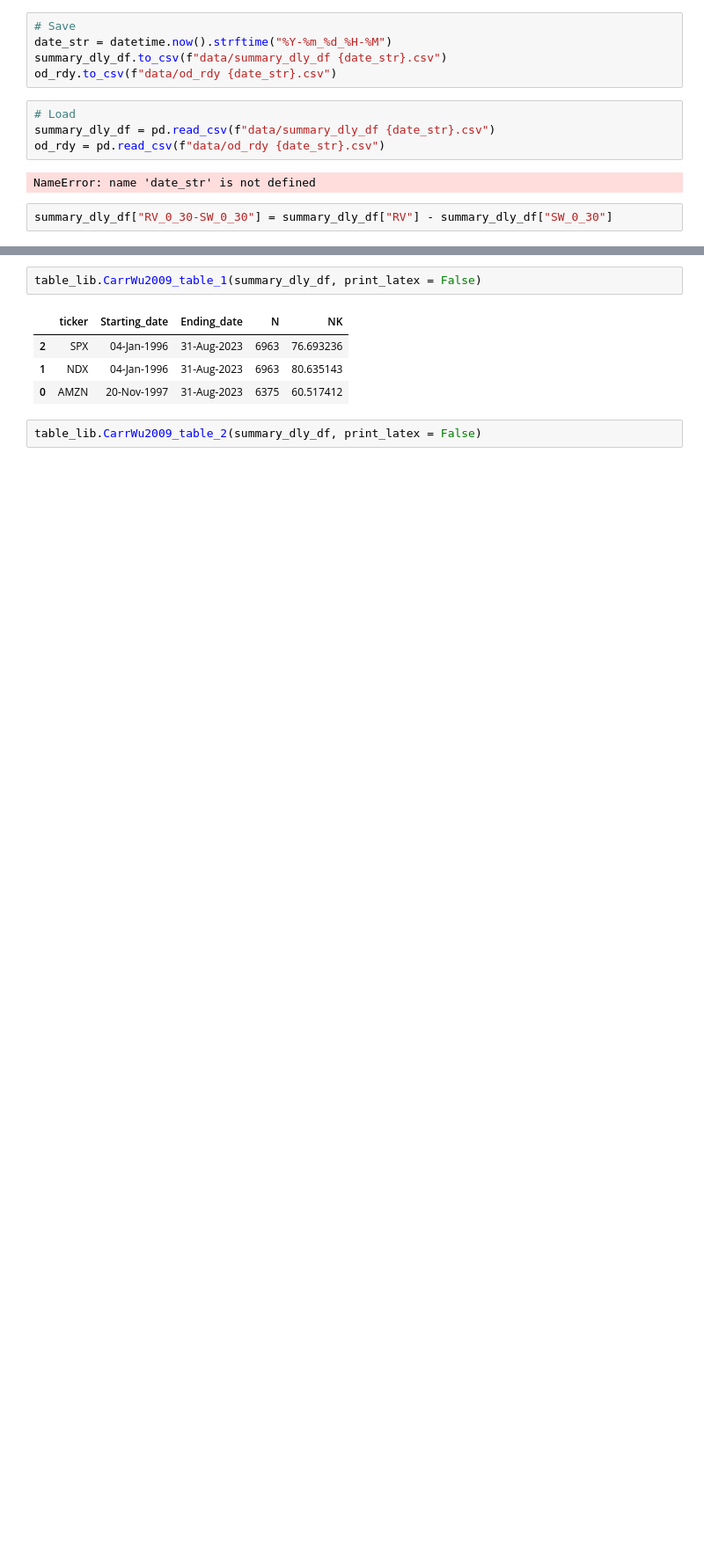
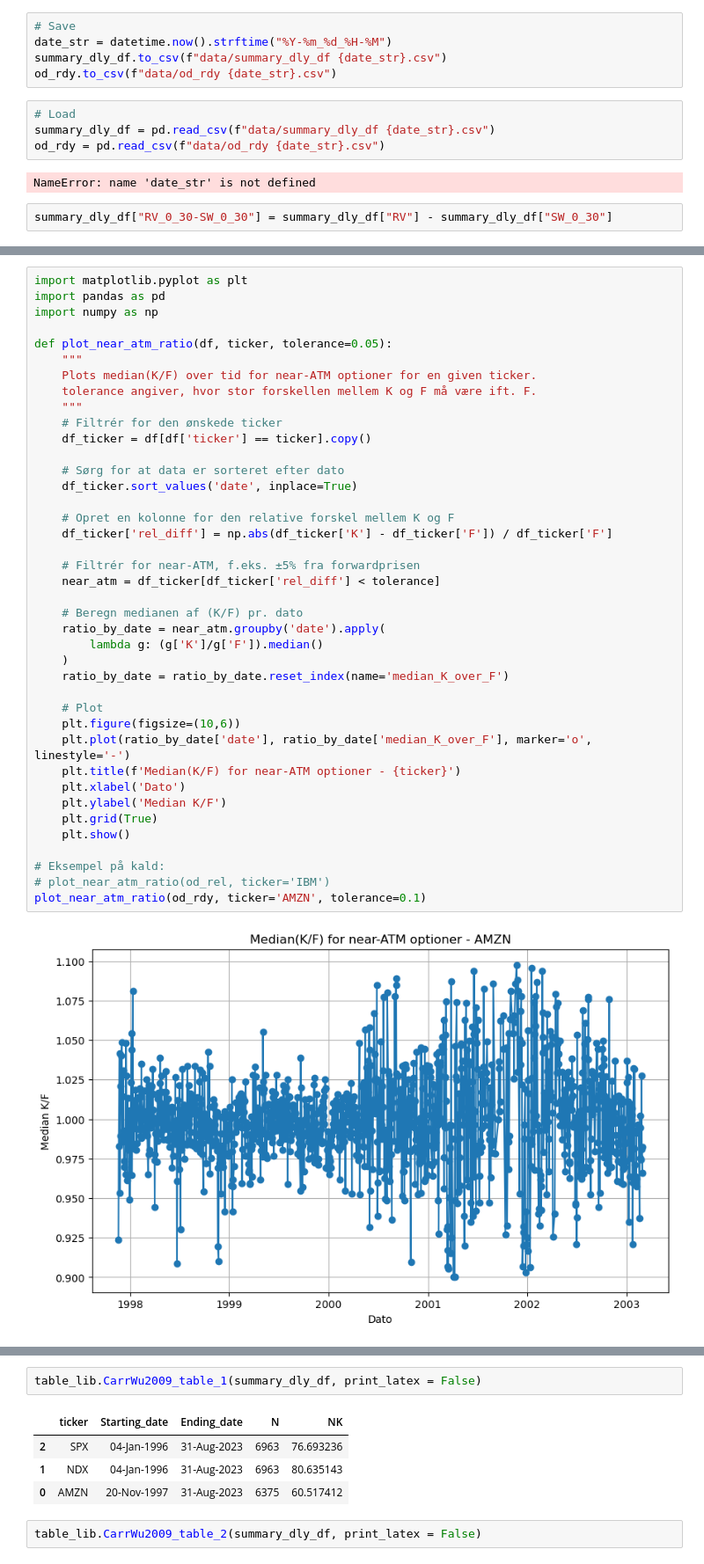
Before and after one commit to MadsHebsgaard/volpy, a Jupyter notebook: Axel work2.ipynb, the cells around one changed output, grey strips where cells are left out. Shown at 88% size. Cells and saved outputs as stored; diff of their text form; blank space fills up the shorter version.

```diff
--- a/Axel work2.ipynb
+++ b/Axel work2.ipynb
@@ -86,0 +157,42 @@ summary_dly_df["RV_0_30-SW_0_30"] = summary_dly_df["RV"] - summary_dly_df["SW_0_
+# %%
+import matplotlib.pyplot as plt
+import pandas as pd
+import numpy as np
+
+def plot_near_atm_ratio(df, ticker, tolerance=0.05):
+    """
+    Plots median(K/F) over tid for near-ATM optioner for en given ticker.
+    tolerance angiver, hvor stor forskellen mellem K og F må være ift. F.
+    """
+    # Filtrér for den ønskede ticker
+    df_ticker = df[df['ticker'] == ticker].copy()
+
+    # Sørg for at data er sorteret efter dato
+    df_ticker.sort_values('date', inplace=True)
+
+    # Opret en kolonne for den relative forskel mellem K og F
+    df_ticker['rel_diff'] = np.abs(df_ticker['K'] - df_ticker['F']) / df_ticker['F']
+
+    # Filtrér for near-ATM, f.eks. ±5% fra forwardprisen
+    near_atm = df_ticker[df_ticker['rel_diff'] < tolerance]
+
+    # Beregn medianen af (K/F) pr. dato
+    ratio_by_date = near_atm.groupby('date').apply(
+        lambda g: (g['K']/g['F']).median()
+    )
+    ratio_by_date = ratio_by_date.reset_index(name='median_K_over_F')
+
+    # Plot
+    plt.figure(figsize=(10,6))
+    plt.plot(ratio_by_date['date'], ratio_by_date['median_K_over_F'], marker='o', linestyle='-')
+    plt.title(f'Median(K/F) for near-ATM optioner - {ticker}')
+    plt.xlabel('Dato')
+    plt.ylabel('Median K/F')
+    plt.grid(True)
+    plt.show()
+
+# Eksempel på kald:
+# plot_near_atm_ratio(od_rel, ticker='IBM')
+plot_near_atm_ratio(od_rdy, ticker='AMZN', tolerance=0.1)
+# %% [output]
+[figure, added]
```
Also changed, not shown: parts of 12 cells of this notebook, 1 other file.
